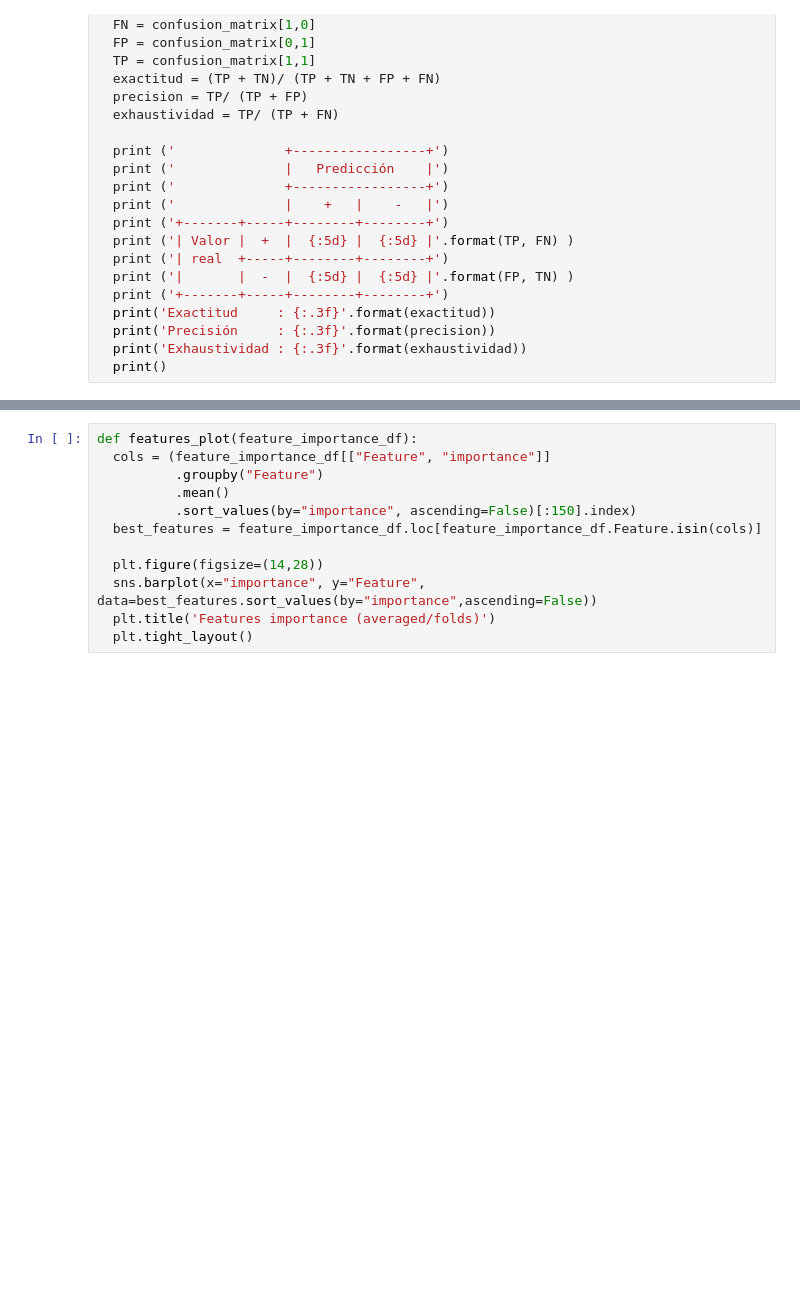
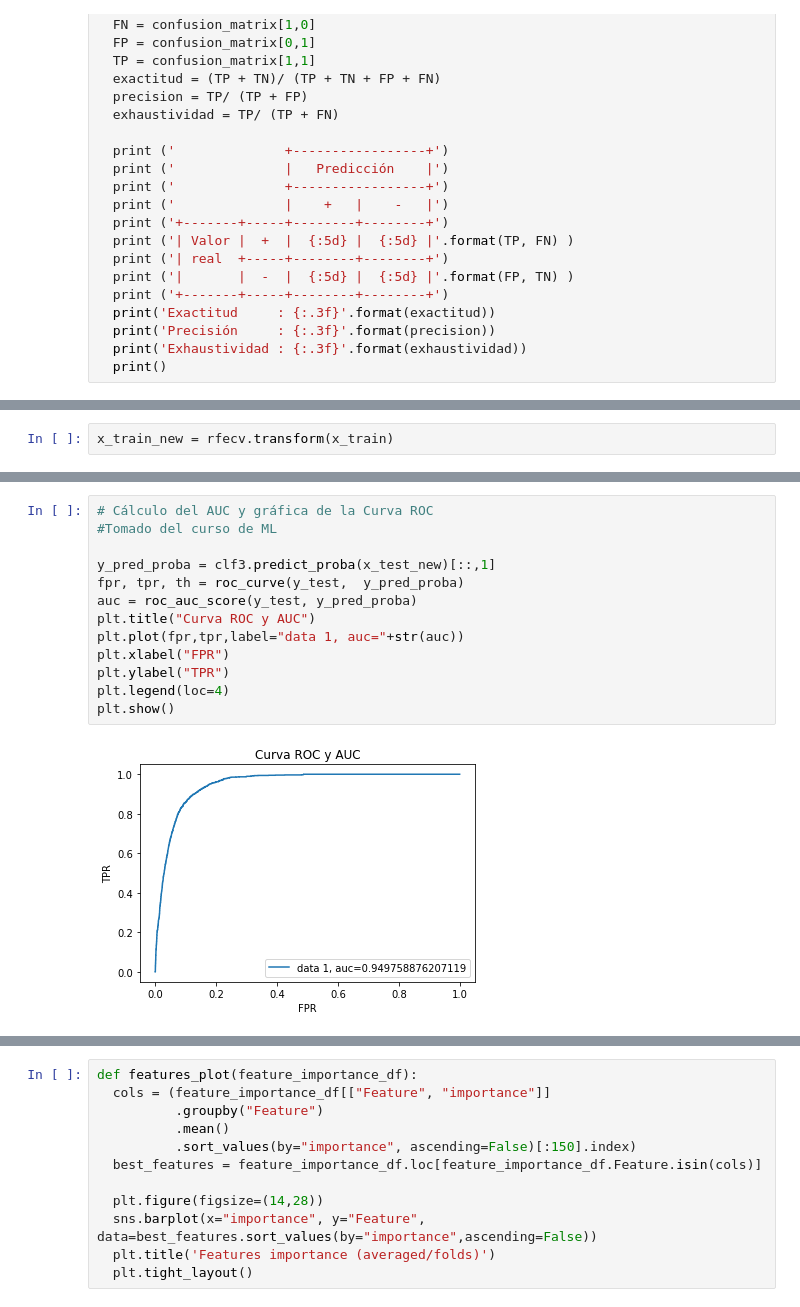
Before and after one commit to josetorresob/INF648, a Jupyter notebook: Proyecto_Final.ipynb, the cells around one changed output, grey strips where cells are left out. Drawn from its saved outputs; the diff is of its cells as text; blank space fills up the shorter version.

```diff
--- a/Proyecto_Final.ipynb
+++ b/Proyecto_Final.ipynb
@@ -1030,0 +1142,2 @@ AB  classifier:
+# %%
+x_train_new = rfecv.transform(x_train)
@@ -1031 +1150,16 @@ AB  classifier:
+# %%
+# Cálculo del AUC y gráfica de la Curva ROC
+#Tomado del curso de ML
+
+y_pred_proba = clf3.predict_proba(x_test_new)[::,1]
+fpr, tpr, th = roc_curve(y_test,  y_pred_proba)
+auc = roc_auc_score(y_test, y_pred_proba)
+plt.title("Curva ROC y AUC")
+plt.plot(fpr,tpr,label="data 1, auc="+str(auc))
+plt.xlabel("FPR")
+plt.ylabel("TPR")
+plt.legend(loc=4)
+plt.show()
+# %% [output]
+[figure, added]
 # %%
```
Also changed, not shown: parts of 34 cells of this notebook.
